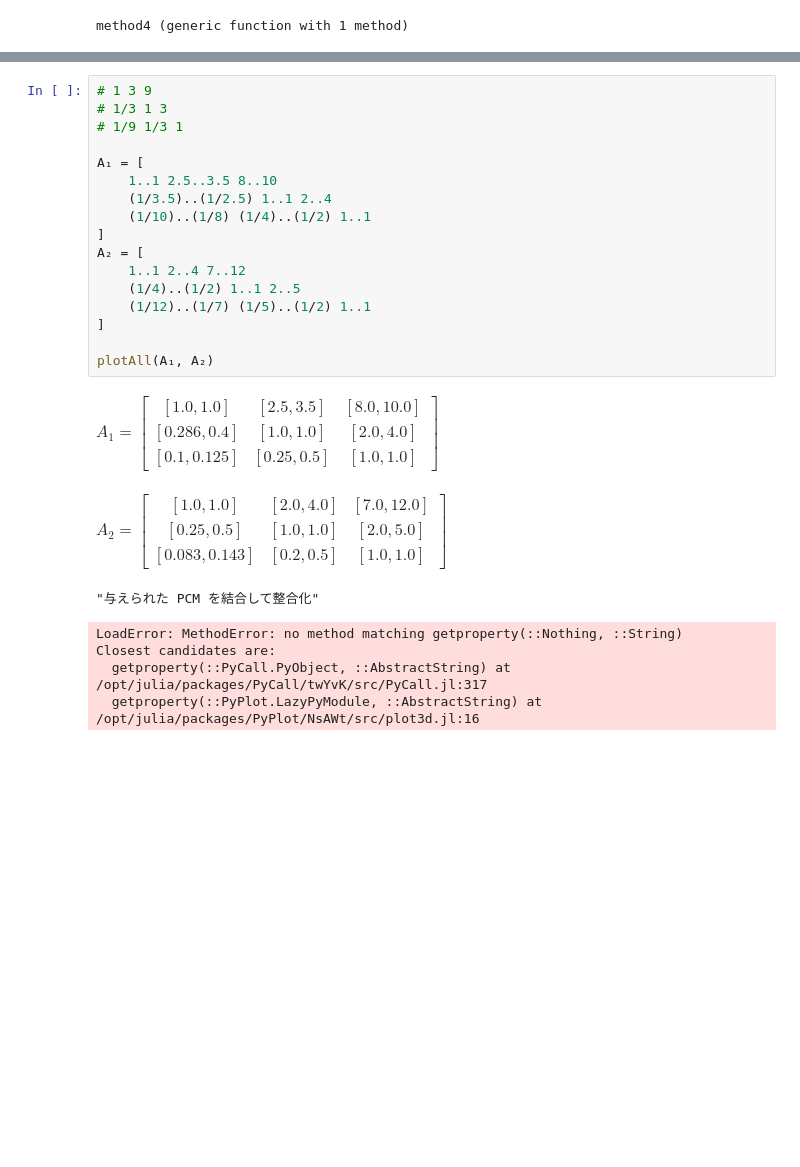
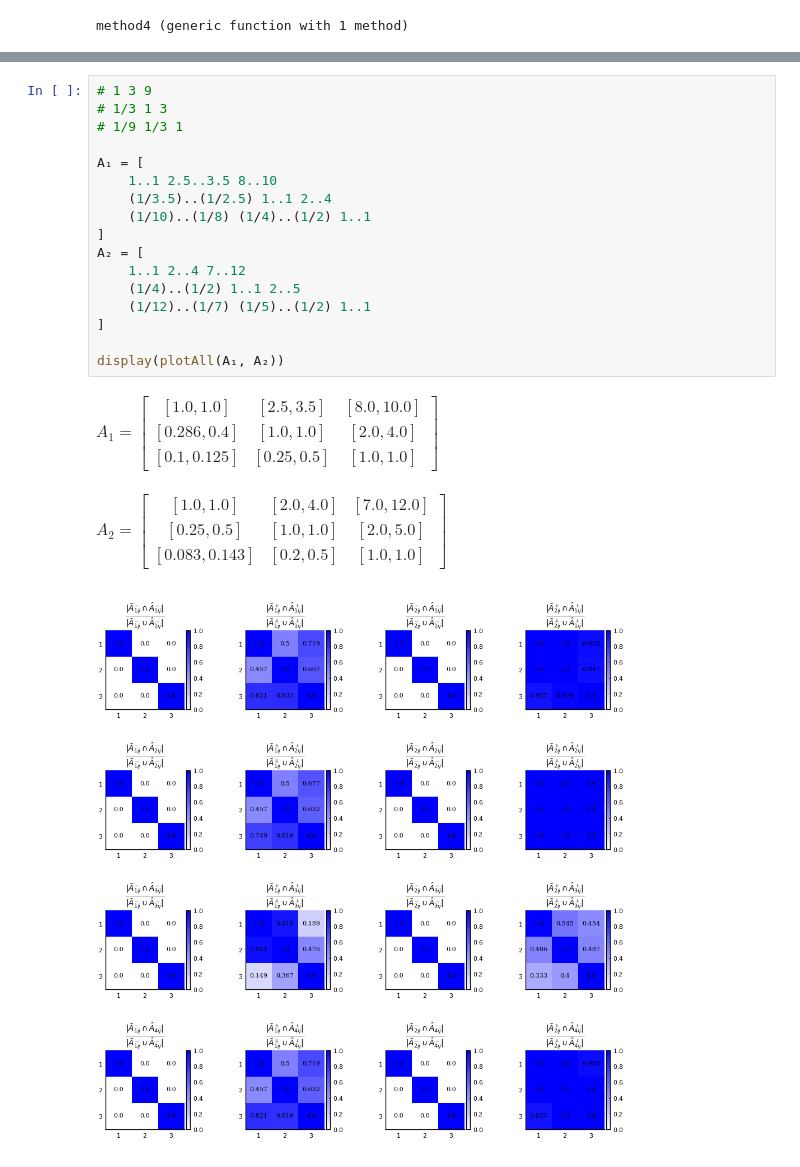
Before and after one commit to Kishikawa1286/illknownpcm, a Jupyter notebook: src/20230112.ipynb, the cells around one changed output, grey strips where cells are left out. Drawn from its saved outputs; the diff is of its cells as text; blank space fills up the shorter version.

```diff
--- a/src/20230112.ipynb
+++ b/src/20230112.ipynb
@@ -105,28 +98,24 @@ plotAll (generic function with 1 method)
 # %%
 # 1 3 9
 # 1/3 1 3
 # 1/9 1/3 1
 
 A₁ = [
     1..1 2.5..3.5 8..10
     (1/3.5)..(1/2.5) 1..1 2..4
     (1/10)..(1/8) (1/4)..(1/2) 1..1
 ]
 A₂ = [
     1..1 2..4 7..12
     (1/4)..(1/2) 1..1 2..5
     (1/12)..(1/7) (1/5)..(1/2) 1..1
 ]
 
-plotAll(A₁, A₂)
+display(plotAll(A₁, A₂))
 # %% [output]
 $A_1 = \begin{bmatrix} \left[ 1.0, 1.0 \right] & \left[ 2.5, 3.5 \right] & \left[ 8.0, 10.0 \right] \\ \left[ 0.286, 0.4 \right] & \left[ 1.0, 1.0 \right] & \left[ 2.0, 4.0 \right] \\ \left[ 0.1, 0.125 \right] & \left[ 0.25, 0.5 \right] & \left[ 1.0, 1.0 \right] \end{bmatrix}$
 $A_2 = \begin{bmatrix} \left[ 1.0, 1.0 \right] & \left[ 2.0, 4.0 \right] & \left[ 7.0, 12.0 \right] \\ \left[ 0.25, 0.5 \right] & \left[ 1.0, 1.0 \right] & \left[ 2.0, 5.0 \right] \\ \left[ 0.083, 0.143 \right] & \left[ 0.2, 0.5 \right] & \left[ 1.0, 1.0 \right] \end{bmatrix}$
-"与えられた PCM を結合して整合化"
-LoadError: MethodError: no method matching getproperty(::Nothing, ::String)
-Closest candidates are:
-  getproperty(::PyCall.PyObject, ::AbstractString) at /opt/julia/packages/PyCall/twYvK/src/PyCall.jl:317
-  getproperty(::PyPlot.LazyPyModule, ::AbstractString) at /opt/julia/packages/PyPlot/NsAWt/src/plot3d.jl:16
+[figure, added]
 # %%
 A₁ = [
     1..1 1.05..1.1 1.1..1.21
```
Also changed, not shown: parts of 2 cells of this notebook, 1 other file.
